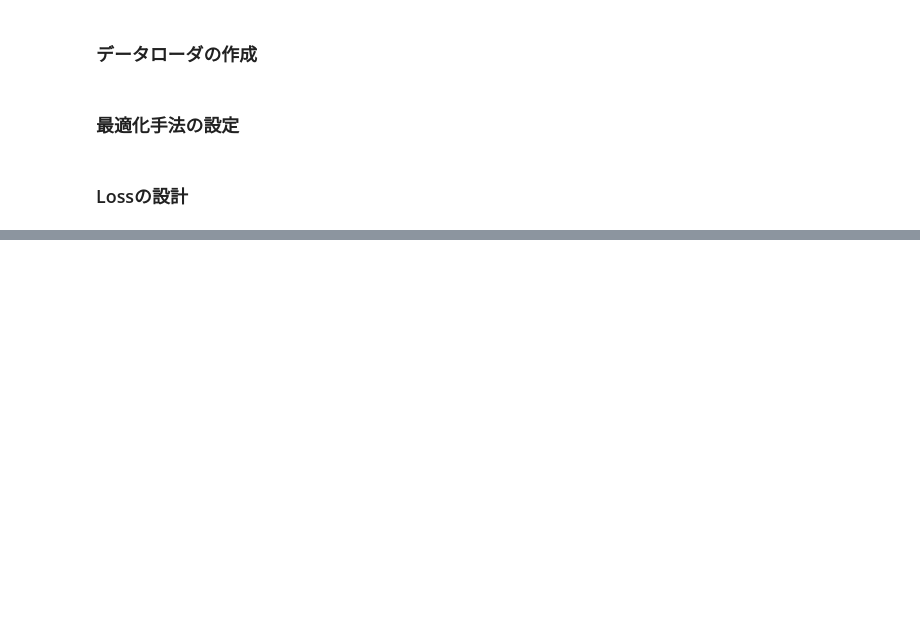
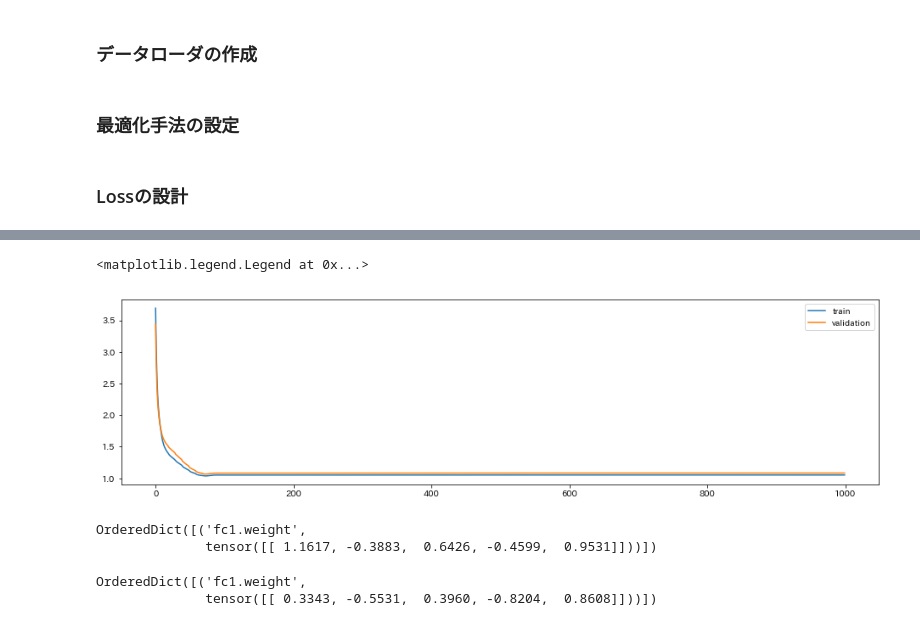
Before and after one commit to ryuichi-tate/estimate-innovation, a Jupyter notebook: checkAR/estimate_generatorParam_AR_withoutDIscriminator.ipynb, the cells around one changed output, grey strips where cells are left out. Drawn from its saved outputs; the diff is of its cells as text; code cells hidden in the pictures; blank space fills up the shorter version.

```diff
--- a/checkAR/estimate_generatorParam_AR_withoutDIscriminator.ipynb
+++ b/checkAR/estimate_generatorParam_AR_withoutDIscriminator.ipynb
@@ -133,0 +266,18 @@ for epoch in range(1, opt.n_epochs+1):# epochごとの処理
+# %%
+plt.figure(figsize=(16,4))
+plt.plot(np.array(train_lossList_mse) + np.array(train_lossList_Wasser), label="train")
+plt.plot(np.array(val_lossList_mse) + np.array(val_lossList_Wasser), label="validation")
+plt.legend()
+# %% [output]
+<matplotlib.legend.Legend at 0x...>
+[figure, added]
+# %%
+predictor.state_dict()
+# %% [output]
+OrderedDict([('fc1.weight',
+              tensor([[ 1.1617, -0.3883,  0.6426, -0.4599,  0.9531]]))])
+# %%
+generator.state_dict()
+# %% [output]
+OrderedDict([('fc1.weight',
+              tensor([[ 0.3343, -0.5531,  0.3960, -0.8204,  0.8608]]))])
```
Also changed, not shown: parts of 13 cells of this notebook, 11 other files.
